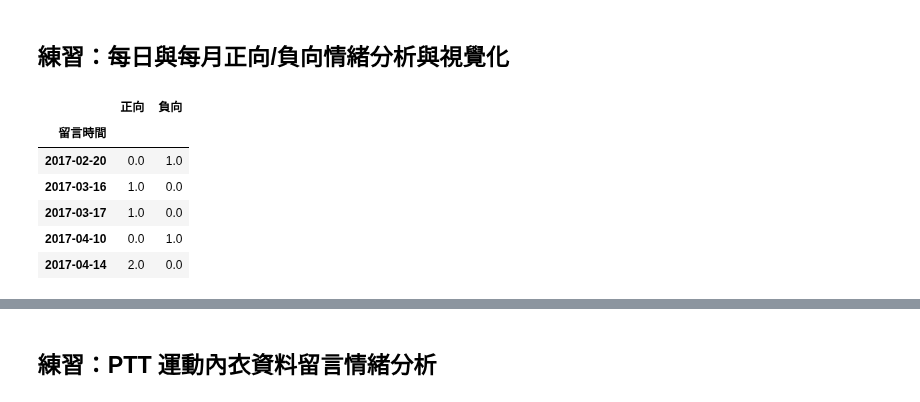
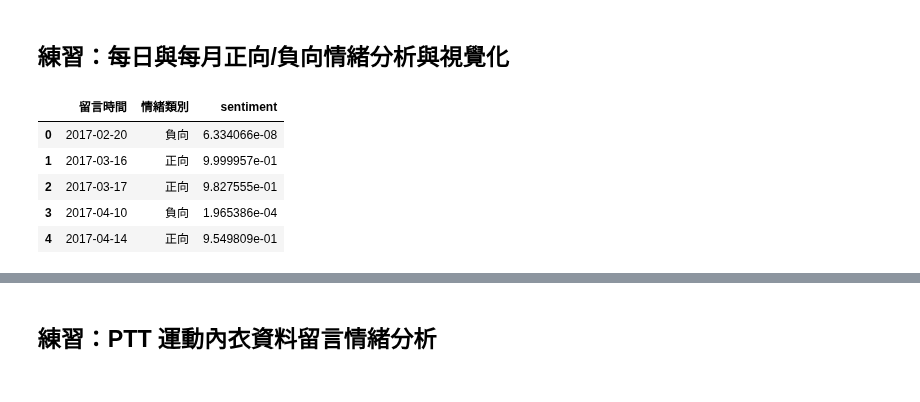
Before and after one commit to pan93412/nkust-homework, a Jupyter notebook: semester-6/marketing/04-sentiments/02-restaurant-sentiments.ipynb, the cells around one changed output, grey strips where cells are left out. Saved outputs shown, nothing was run; the diff lists cells and outputs as text; code cells hidden in the pictures.

Commit message:
s6: marketing: 04-sentiments: 02-restaurant-sentiments: fixup

```diff
--- a/semester-6/marketing/04-sentiments/02-restaurant-sentiments.ipynb
+++ b/semester-6/marketing/04-sentiments/02-restaurant-sentiments.ipynb
@@ -178,15 +178,17 @@ print(best_content)
 # 將情緒分數分為正向和負向 (閾值設為0.5)
 df["情緒類別"] = df["sentiment"].apply(lambda x: "正向" if x >= 0.5 else "負向")
 # %%
-# 每日正向與負向情緒數量
-daily_sentiment = df.groupby([df["留言時間"].dt.date, "情緒類別"]).size().unstack().fillna(0)
-daily_sentiment.columns.name = None
+# 每日正向與負向情緒分數
+daily_sentiment = df.groupby([df["留言時間"].dt.date, "情緒類別"])["sentiment"].mean()
 daily_sentiment.head()
+
+# 整理成 dataframe, 為 3 個 columns, 分別為日期、情緒類別、情緒分數
+daily_sentiment = daily_sentiment.reset_index()
+daily_sentiment.head()
 # %% [output]
-|  | 正向 | 負向 |
-| 留言時間 |  |  |
-| 2017-02-20 | 0.0 | 1.0 |
-| 2017-03-16 | 1.0 | 0.0 |
-| 2017-03-17 | 1.0 | 0.0 |
-| 2017-04-10 | 0.0 | 1.0 |
-| 2017-04-14 | 2.0 | 0.0 |
+|  | 留言時間 | 情緒類別 | sentiment |
+| 0 | 2017-02-20 | 負向 | 6.334066e-08 |
+| 1 | 2017-03-16 | 正向 | 9.999957e-01 |
+| 2 | 2017-03-17 | 正向 | 9.827555e-01 |
+| 3 | 2017-04-10 | 負向 | 1.965386e-04 |
+| 4 | 2017-04-14 | 正向 | 9.549809e-01 |
```
Also changed, not shown: parts of 5 cells of this notebook.
